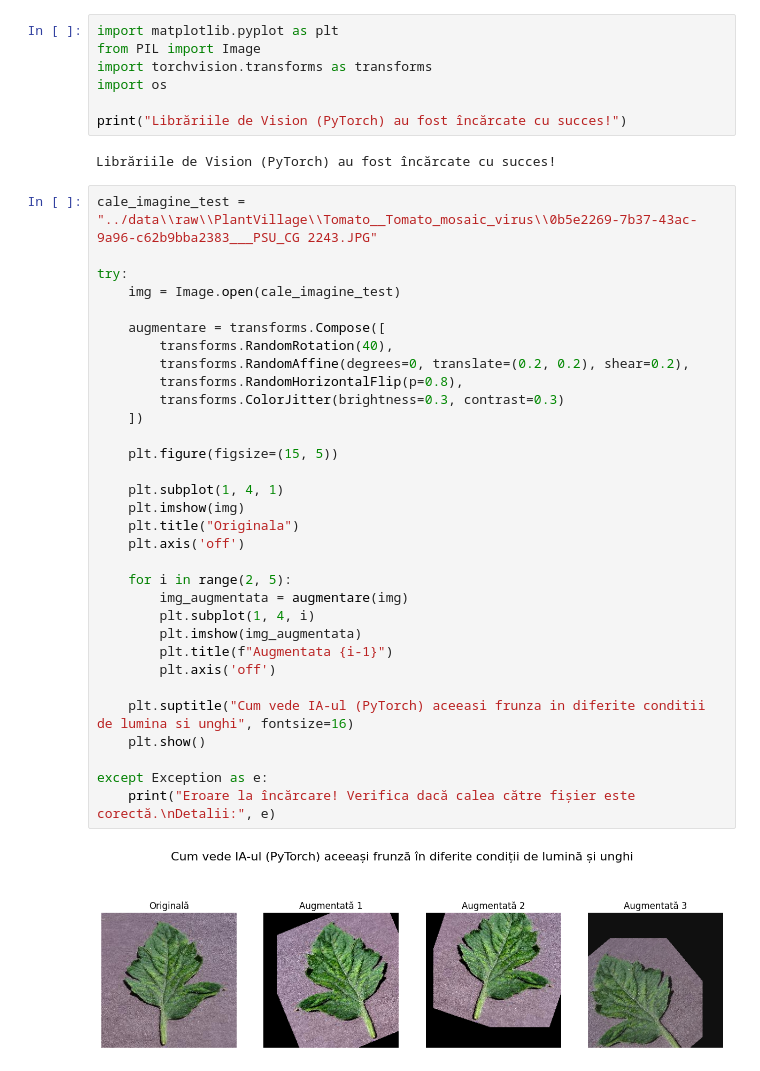
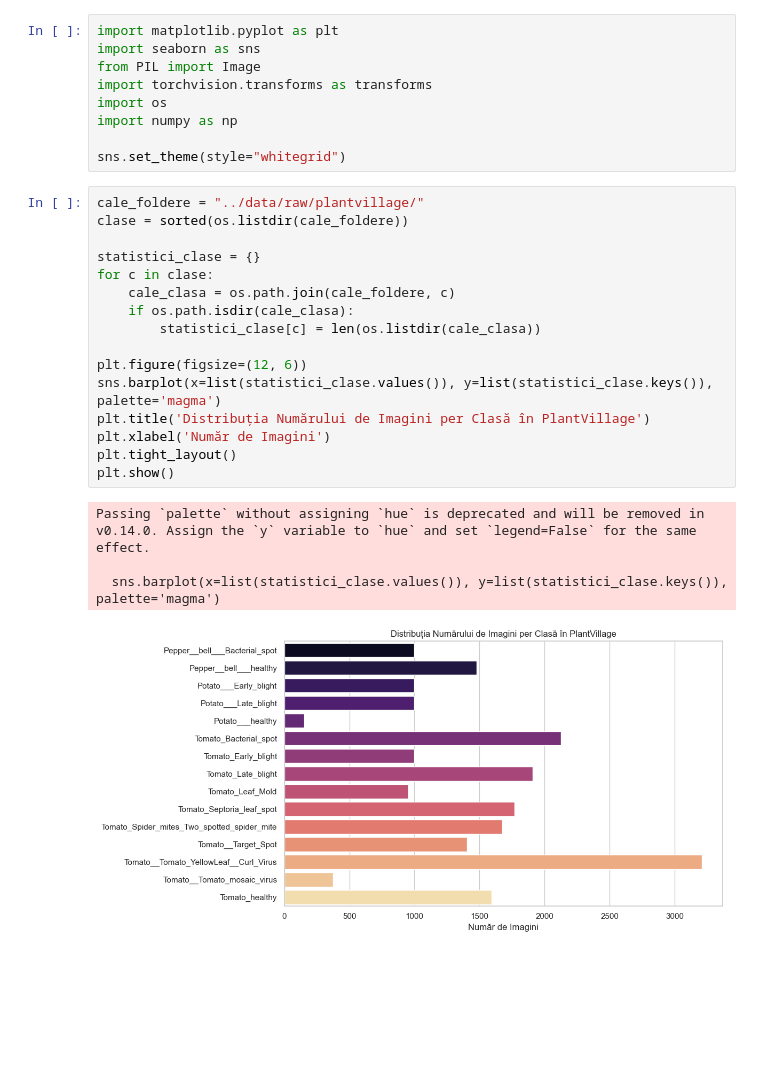
Before and after one commit to MrWeeb0/AgriGuard-AI, a Jupyter notebook: notebooks/02_eda_vision_data.ipynb, the cells around one changed output. Saved outputs shown, nothing was run; the diff lists cells and outputs as text; blank space fills up the shorter version.

```diff
--- a/notebooks/02_eda_vision_data.ipynb
+++ b/notebooks/02_eda_vision_data.ipynb
@@ -1,43 +1,30 @@
 # %%
 import matplotlib.pyplot as plt
+import seaborn as sns
 from PIL import Image
 import torchvision.transforms as transforms
 import os
+import numpy as np
 
-print("Librăriile de Vision (PyTorch) au fost încărcate cu succes!")
+sns.set_theme(style="whitegrid")
-# %% [output]
-Librăriile de Vision (PyTorch) au fost încărcate cu succes!
 # %%
-cale_imagine_test = "../data\\raw\\PlantVillage\\Tomato__Tomato_mosaic_virus\\0b5e2269-7b37-43ac-9a96-c62b9bba2383___PSU_CG 2243.JPG"
+cale_foldere = "../data/raw/plantvillage/"
+clase = sorted(os.listdir(cale_foldere))
 
-try:
-    img = Image.open(cale_imagine_test)
+statistici_clase = {}
+for c in clase:
+    cale_clasa = os.path.join(cale_foldere, c)
+    if os.path.isdir(cale_clasa):
+        statistici_clase[c] = len(os.listdir(cale_clasa))
 
-    augmentare = transforms.Compose([
-        transforms.RandomRotation(40),
-        transforms.RandomAffine(degrees=0, translate=(0.2, 0.2), shear=0.2),
-        transforms.RandomHorizontalFlip(p=0.8),
-        transforms.ColorJitter(brightness=0.3, contrast=0.3)
-    ])
-
-    plt.figure(figsize=(15, 5))
-
-    plt.subplot(1, 4, 1)
-    plt.imshow(img)
-    plt.title("Originala")
-    plt.axis('off')
-
-    for i in range(2, 5):
-        img_augmentata = augmentare(img)
-        plt.subplot(1, 4, i)
-        plt.imshow(img_augmentata)
-        plt.title(f"Augmentata {i-1}")
-        plt.axis('off')
-
-    plt.suptitle("Cum vede IA-ul (PyTorch) aceeasi frunza in diferite conditii de lumina si unghi", fontsize=16)
-    plt.show()
-
-except Exception as e:
-    print("Eroare la încărcare! Verifica dacă calea către fișier este corectă.\nDetalii:", e)
+plt.figure(figsize=(12, 6))
+sns.barplot(x=list(statistici_clase.values()), y=list(statistici_clase.keys()), palette='magma')
+plt.title('Distribuția Numărului de Imagini per Clasă în PlantVillage')
+plt.xlabel('Număr de Imagini')
+plt.tight_layout()
+plt.show()
 # %% [output]
+Passing `palette` without assigning `hue` is deprecated and will be removed in v0.14.0. Assign the `y` variable to `hue` and set `legend=False` for the same effect.
+
+  sns.barplot(x=list(statistici_clase.values()), y=list(statistici_clase.keys()), palette='magma')
-[figure, old version]
+[figure, new version]
```
Also changed, not shown: parts of 2 cells of this notebook, 7 other files.
